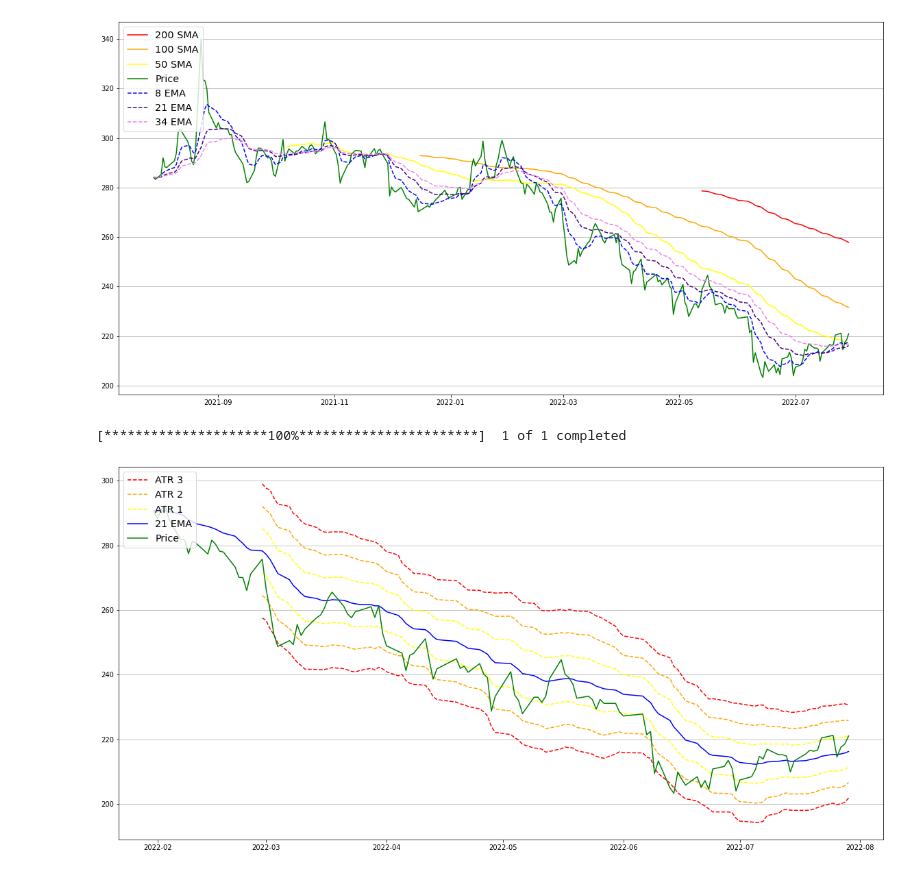
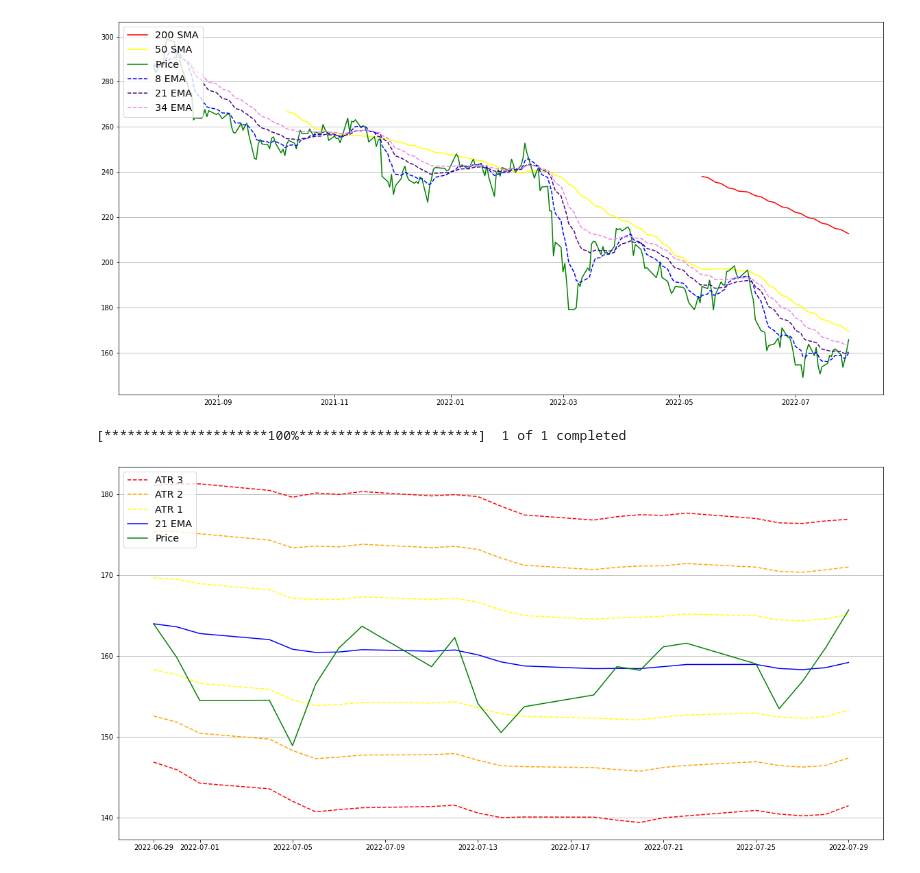
Before and after one commit to BenCollinsSheerin/main, a Jupyter notebook: moving average.ipynb, the cells around one changed output. Drawn from its saved outputs; the diff is of its cells as text; code cells hidden in the pictures.

```diff
--- a/moving average.ipynb
+++ b/moving average.ipynb
@@ -56,9 +56,8 @@ import pandas as pd
 import numpy as np
 import matplotlib.pyplot as plt
 
-share = yf.download(tickers='SBRY.L', period='1Y', progress=False)
+share = yf.download(tickers='ABDN.L', period='1Y', progress=False)
 share["50SMA"]=share[["Close"]].rolling(50).mean()
-share["100SMA"]=share[["Close"]].rolling(100).mean()
 share["200SMA"]=share[["Close"]].rolling(200).mean()
 share = share.drop(['Volume', 'Adj Close'], axis=1)
 share["8EMA"] = share[["Close"]].ewm(span=8, adjust=False).mean()
@@ -67,7 +66,6 @@ share["34EMA"] = share[["Close"]].ewm(span=34, adjust=False).mean()
 
 plt.figure(figsize=(20,10))
 plt.plot(share["200SMA"],label="200 SMA", color = 'red')
-plt.plot(share["100SMA"],label="100 SMA", color = 'orange')
 plt.plot(share["50SMA"],label="50 SMA", color = 'yellow')
 plt.plot(share["Close"],label="Price", color = 'green')
 plt.plot(share["8EMA"],label="8 EMA", linestyle = 'dashed', color = 'blue')
@@ -76,7 +74,7 @@ plt.plot(share["34EMA"],label="34 EMA", linestyle = 'dashed', color = 'violet')
 plt.grid(axis = 'y')
 plt.legend(loc='upper left',fontsize="x-large");
 # %% [output]
-[figure, old version]
+[figure, new version]
 # %%
 # 21 DAY EMA /W ATR RANGE OF 1-3
 import yfinance as yf
@@ -84,41 +82,44 @@ import pandas as pd
 import numpy as np
 import matplotlib.pyplot as plt
 
-share = yf.download(tickers='SBRY.L', period='6mo', progress=False)
+share = yf.download(tickers='ABDN.L', period='1mo', progress=False)
 share = share.drop(['Volume', 'Adj Close'], axis=1)
 
 share["21EMA"] = share[["Close"]].ewm(span=21, adjust=False).mean()
+share["50SMA"]=share[["Close"]].rolling(50).mean()
 
 # START: CLEAN THIS UP
-data = yf.download(tickers='SBRY.L', period='6mo')
+data = yf.download(tickers='ABDN.L', period='6mo')
 high_low = data['High'] - data['Low']
 high_close = np.abs(data['High'] - data['Close'].shift())
 low_close = np.abs(data['Low'] - data['Close'].shift())
 ranges = pd.concat([high_low, high_close, low_close], axis=1)
 true_range = np.max(ranges, axis=1)
 atr = true_range.rolling(21).sum()/21
+
 share["ATR"] = atr
 share["ATR +1"] = share["21EMA"] + (share["ATR"] * 1)
 share["ATR +2"] = share["21EMA"] + (share["ATR"] * 2)
 share["ATR +3"] = share["21EMA"] + (share["ATR"] * 3)
 share["ATR -1"] = share["21EMA"] + (share["ATR"] * -1)
 share["ATR -2"] = share["21EMA"] + (share["ATR"] * -2)
 share["ATR -3"] = share["21EMA"] + (share["ATR"] * -3)
 # END: CLEAN THIS UP
 
 plt.figure(figsize=(20,10))
 plt.plot(share["ATR +3"], linestyle = 'dashed', label="ATR 3", color="Red")
 plt.plot(share["ATR -3"], linestyle = 'dashed', color="Red")
 plt.plot(share["ATR +2"], linestyle = 'dashed', label="ATR 2", color="Orange")
 plt.plot(share["ATR -2"], linestyle = 'dashed', color="Orange")
 plt.plot(share["ATR +1"], linestyle = 'dashed', label="ATR 1", color="Yellow")
 plt.plot(share["ATR -1"], linestyle = 'dashed', color="Yellow")
 plt.plot(share["21EMA"], label="21 EMA", color="Blue")
+
 plt.plot(share["Close"], label="Price", color="Green")
 plt.grid(axis = 'y')
 plt.legend(loc='upper left',fontsize="x-large");
 
 #https://www.tradingview.com/support/solutions/43000502266-keltner-channels-kc/
 # %% [output]
 [*********************100%***********************]  1 of 1 completed
-[figure, old version]
+[figure, new version]
```
Also changed, not shown: parts of 2 cells of this notebook.
